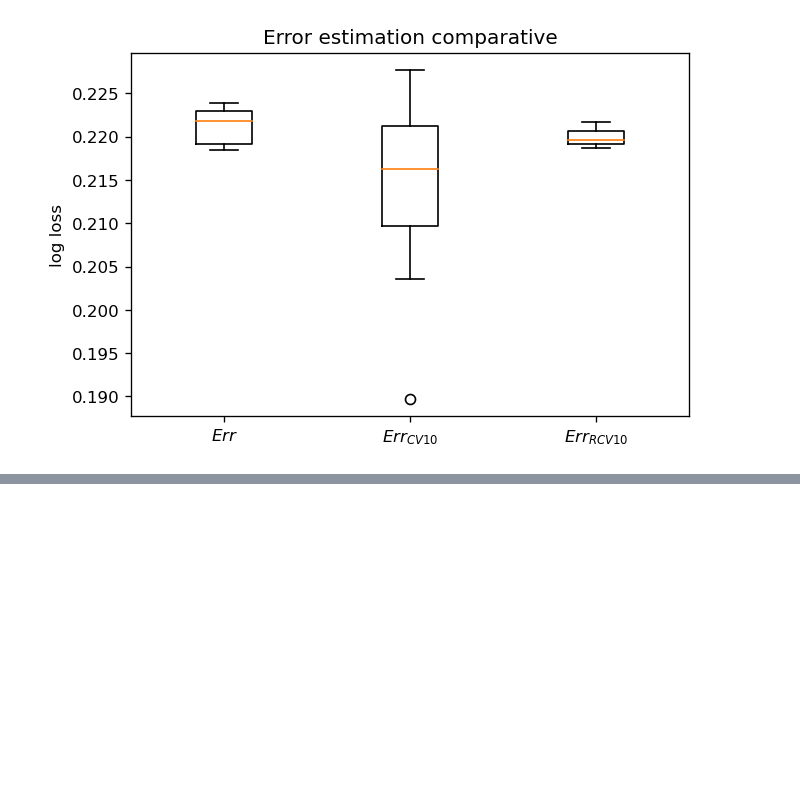
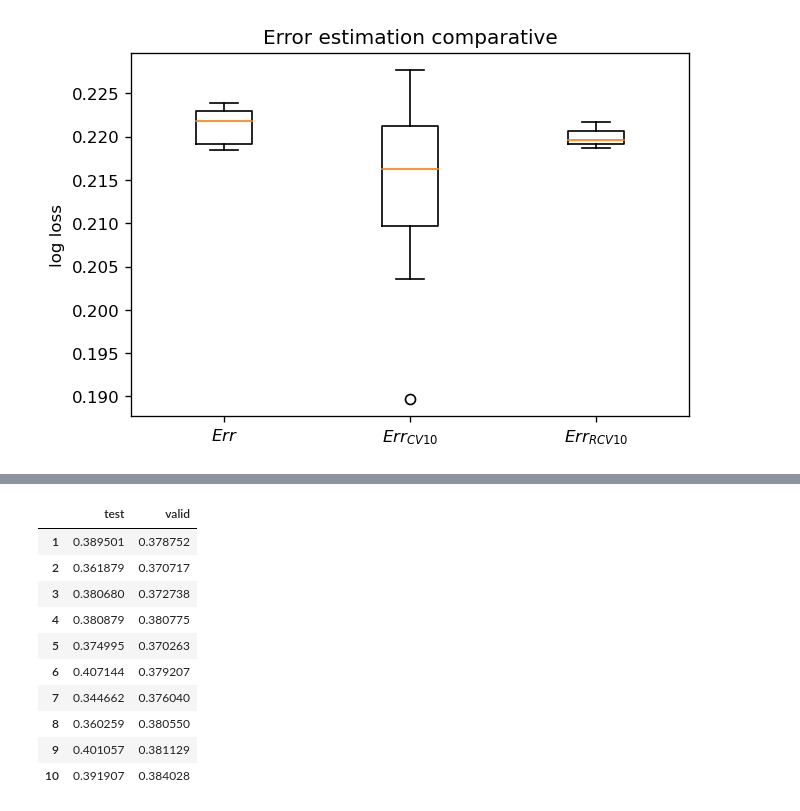
Before and after one commit to pibieta/imbalanced_learning, a Jupyter notebook: notebooks/Model-Selection-1-Error-Estimation.ipynb, the cells around one changed output, grey strips where cells are left out. Drawn from its saved outputs; the diff is of its cells as text; code cells hidden in the pictures; blank space fills up the shorter version.

Commit message:
run the imbalance vs CV and RCV experiment

```diff
--- a/notebooks/Model-Selection-1-Error-Estimation.ipynb
+++ b/notebooks/Model-Selection-1-Error-Estimation.ipynb
@@ -282,0 +283,36 @@ The above figure shows that both 10-fold cross validation and the repeated cross
+# %%
+n_samples = 10**4
+n_features = 6
+n_informative = 3
+class_sep = 0.5
+cv_results = {}
+imbalances = [0.5, 0.2, 0.1, 0.05, 0.01, 5e-3, 1e-3, 5e-4]
+random_state = 42
+for imbalance in tqdm(imbalances):
+    cv_results[imbalance] = {}
+    # Create dataset
+    data, column_names = create_imbalanced_binary_classification(n_samples = n_samples,
+                                        n_features = n_features,
+                                        n_informative = n_informative,
+                                        imbalance = imbalance,
+                                        class_sep = class_sep)
+    X = data[column_names]
+    y = data['target']
+    # Sample validation test set
+    X_dev, X_valid, y_dev, y_valid = train_test_split(X, y, test_size = 0.3)
+    # 10-Fold CV experiment
+    n_folds = 10
+    model = LGBMClassifier(max_depth= 3)
+    skf = StratifiedKFold(n_folds)
+    cv_results[imbalance]['CV10'] = pd.DataFrame(run_cross_validation_from_split(model = model,
+                                                                        kfold = skf,
+                                                                        X_dev = X_dev,
+                                                                        y_dev = y_dev,
+                                                                        X_valid = X_valid,
+                                                                        y_valid = y_valid)).T
+    # Repeated CV experiment
+    model = LGBMClassifier(max_depth = 3)
+    rskf = RepeatedStratifiedKFold(n_splits = n_folds, n_repeats = 10)
+    cv_results[imbalance]['RCV10'] = pd.DataFrame(run_cross_validation_from_split(model, kfold = rskf,
+                                                            X_dev = X_dev, y_dev = y_dev,
+                                                            X_valid = X_valid, y_valid = y_valid)).T
@@ -282,0 +328,14 @@ The above figure shows that both 10-fold cross validation and the repeated cross
+# %%
+cv_results[0.5]['CV10']
+# %% [output]
+|  | test | valid |
+| 1 | 0.389501 | 0.378752 |
+| 2 | 0.361879 | 0.370717 |
+| 3 | 0.380680 | 0.372738 |
+| 4 | 0.380879 | 0.380775 |
+| 5 | 0.374995 | 0.370263 |
+| 6 | 0.407144 | 0.379207 |
+| 7 | 0.344662 | 0.376040 |
+| 8 | 0.360259 | 0.380550 |
+| 9 | 0.401057 | 0.381129 |
+| 10 | 0.391907 | 0.384028 |
```
Also changed, not shown: parts of 2 cells of this notebook.
